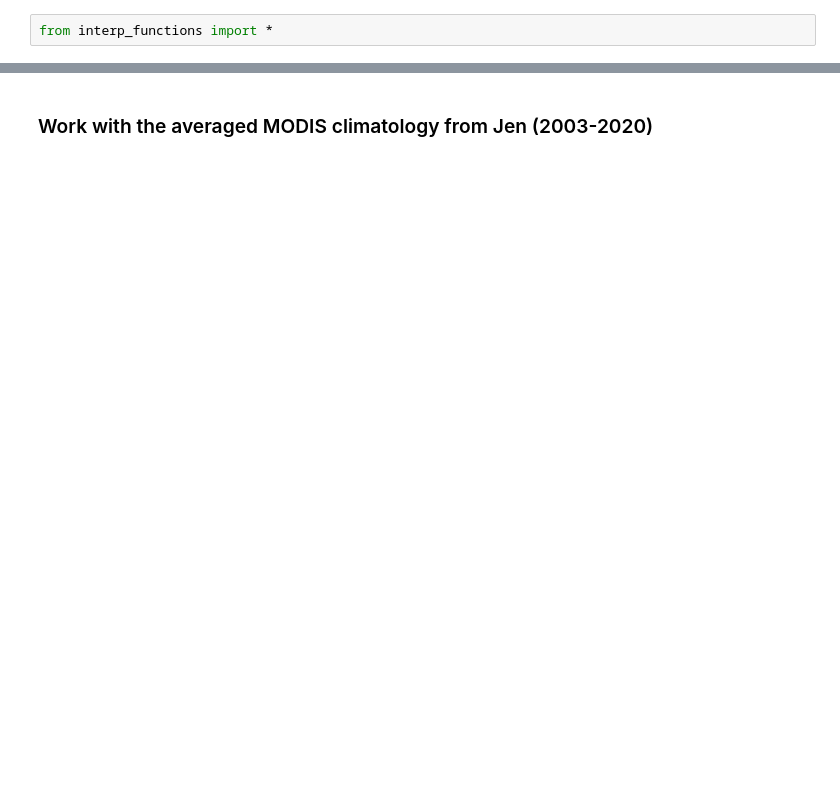
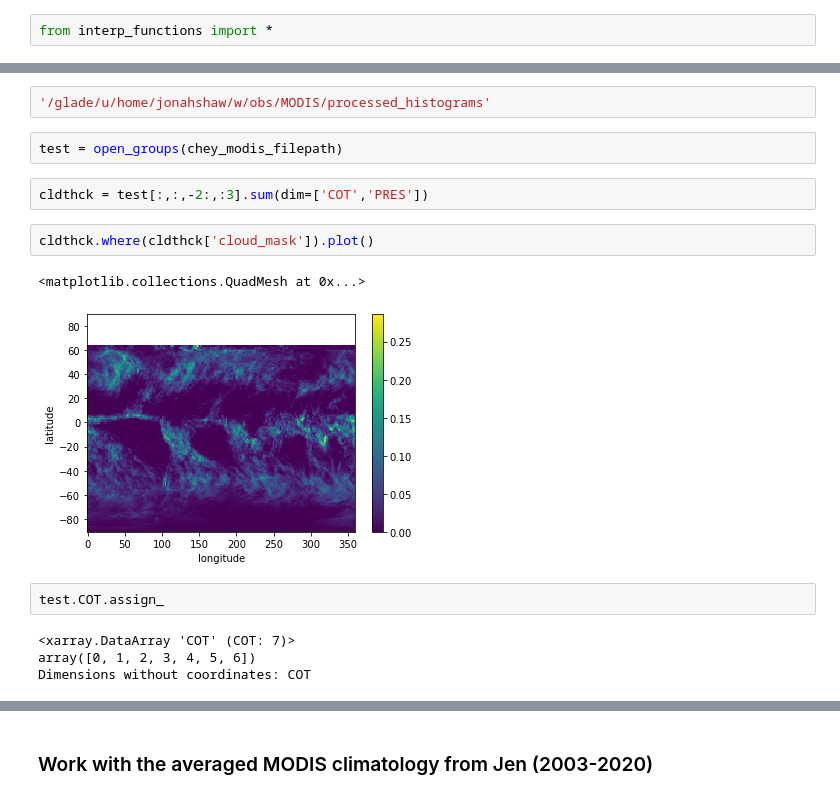
Before and after one commit to jshaw35/CESM2_analysis, a Jupyter notebook: CESM2_COSP/modis_proc_new.ipynb, the cells around one changed output, grey strips where cells are left out. Cells and saved outputs as stored; diff of their text form; blank space fills up the shorter version.

```diff
--- a/CESM2_COSP/modis_proc_new.ipynb
+++ b/CESM2_COSP/modis_proc_new.ipynb
@@ -38,0 +318,17 @@ from interp_functions import *
+# %%
+'/glade/u/home/jonahshaw/w/obs/MODIS/processed_histograms'
+# %%
+test = open_groups(chey_modis_filepath)
+# %%
+cldthck = test[:,:,-2:,:3].sum(dim=['COT','PRES'])
+# %%
+cldthck.where(cldthck['cloud_mask']).plot()
+# %% [output]
+<matplotlib.collections.QuadMesh at 0x...>
+[figure, added]
+# %%
+test.COT.assign_
+# %% [output]
+<xarray.DataArray 'COT' (COT: 7)>
+array([0, 1, 2, 3, 4, 5, 6])
+Dimensions without coordinates: COT
```
Also changed, not shown: parts of 54 cells of this notebook, 1 other file.
